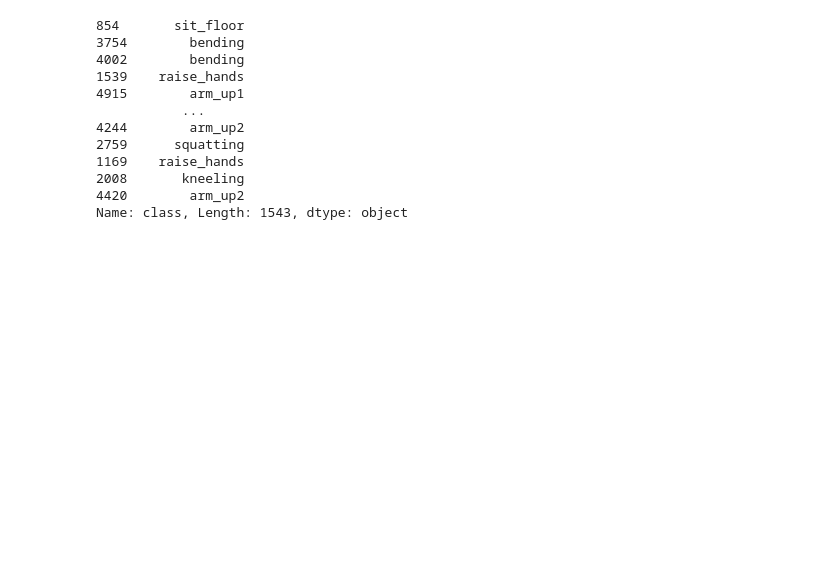
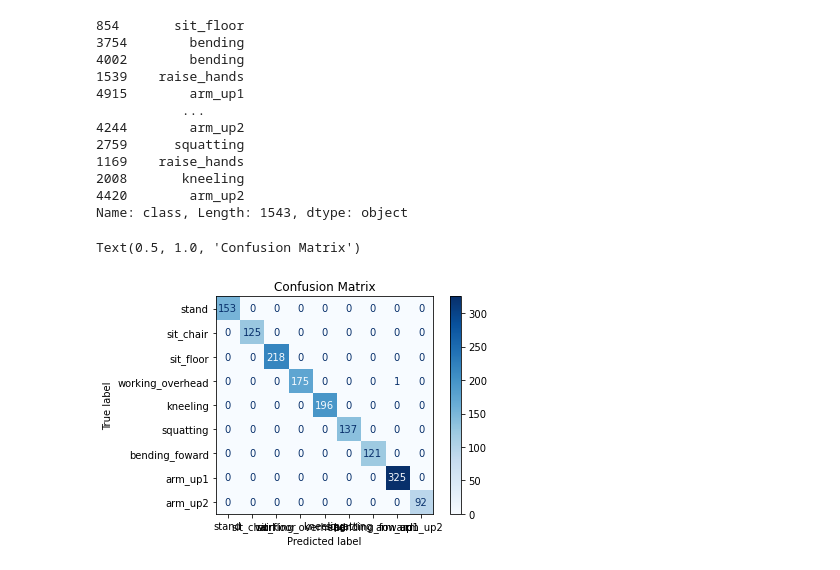
Before and after one commit to splopsky/AI_WorkSupervisor, a Jupyter notebook: training_the_model.ipynb, the cells around one changed output. Saved outputs shown, nothing was run; the diff lists cells and outputs as text; code cells hidden in the pictures; blank space fills up the shorter version.

```diff
--- a/training_the_model.ipynb
+++ b/training_the_model.ipynb
@@ -124,0 +126,11 @@ from sklearn.metrics import confusion_matrix
+# %%
+label=['stand', 'sit_chair', 'sit_floor', 'working_overhead', 'kneeling', 'squatting', 'bending_foward', 'arm_up1', 'arm_up2'] # 라벨 설정
+plot = plot_confusion_matrix(fit_models['rf'], # 분류 모델
+                             X_test, y_test, # 예측 데이터와 예측값의 정답(y_true)
+                             display_labels=label, # 표에 표시할 labels
+                             cmap=plt.cm.Blues, # 컬러맵(plt.cm.Reds, plt.cm.rainbow 등이 있음)
+                             normalize=None) # 'true', 'pred', 'all' 중에서 지정 가능. default=None
+plot.ax_.set_title('Confusion Matrix')
+# %% [output]
+Text(0.5, 1.0, 'Confusion Matrix')
+[figure, added]
```
Also changed, not shown: parts of 2 cells of this notebook, 1 other file.
